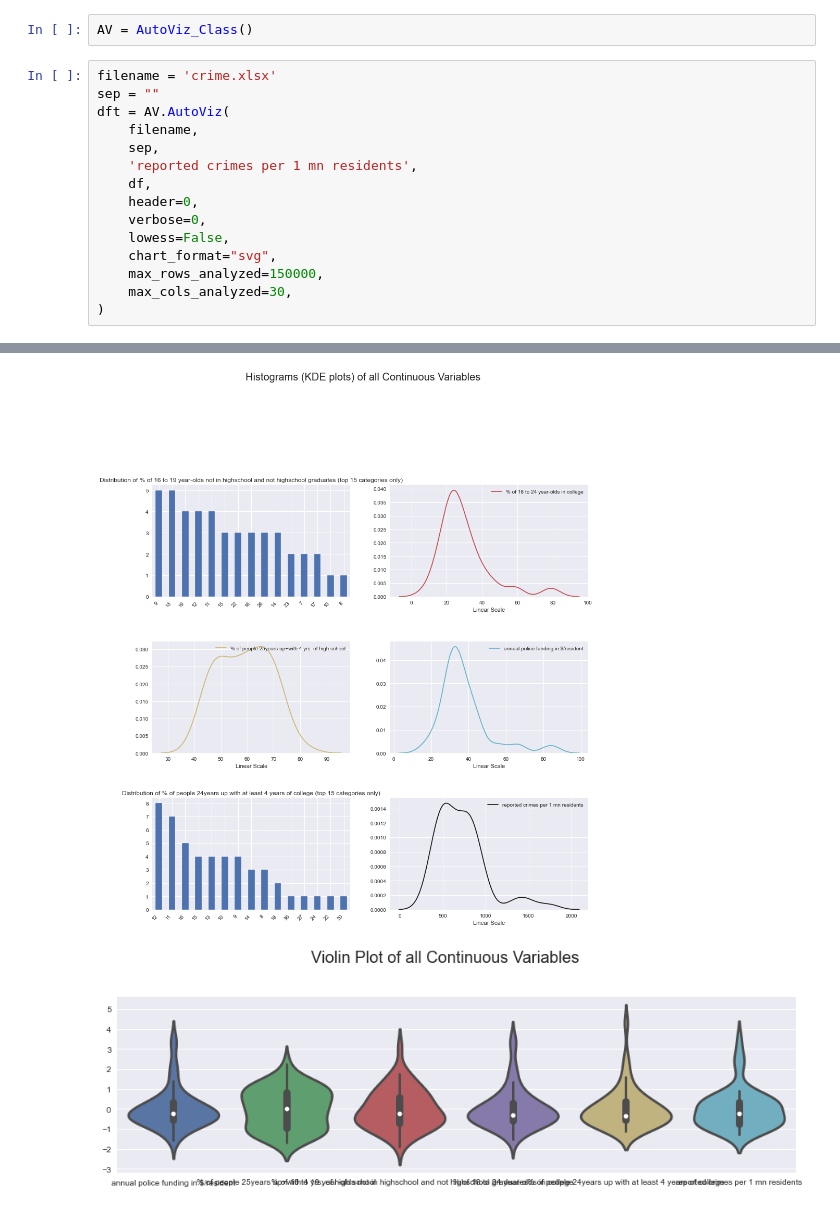
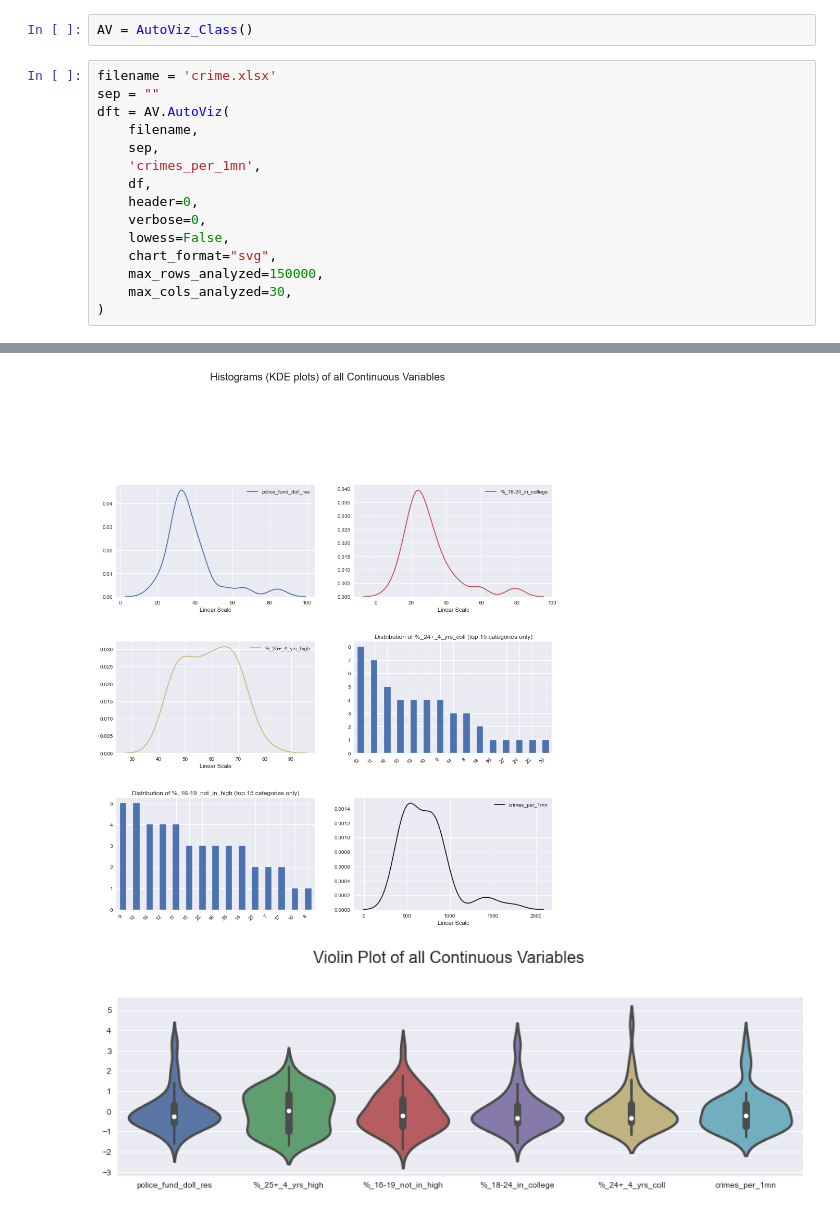
Before and after one commit to TomFenske/python_EDA, a Jupyter notebook: autoviz.ipynb, the cells around one changed output, grey strips where cells are left out. Cells and saved outputs as stored; diff of their text form.

```diff
--- a/autoviz.ipynb
+++ b/autoviz.ipynb
@@ -28,7 +36,7 @@ sep = ""
 dft = AV.AutoViz(
     filename,
     sep,
-    'reported crimes per 1 mn residents',
+    'crimes_per_1mn',
     df,
     header=0,
     verbose=0,
@@ -51,2 +59,2 @@ Time to run AutoViz (in seconds) = 3.353
-[figure, old version]
+[figure, new version]
-[figure, old version]
+[figure, new version]
```
Also changed, not shown: parts of 4 cells of this notebook, 2 other files.
